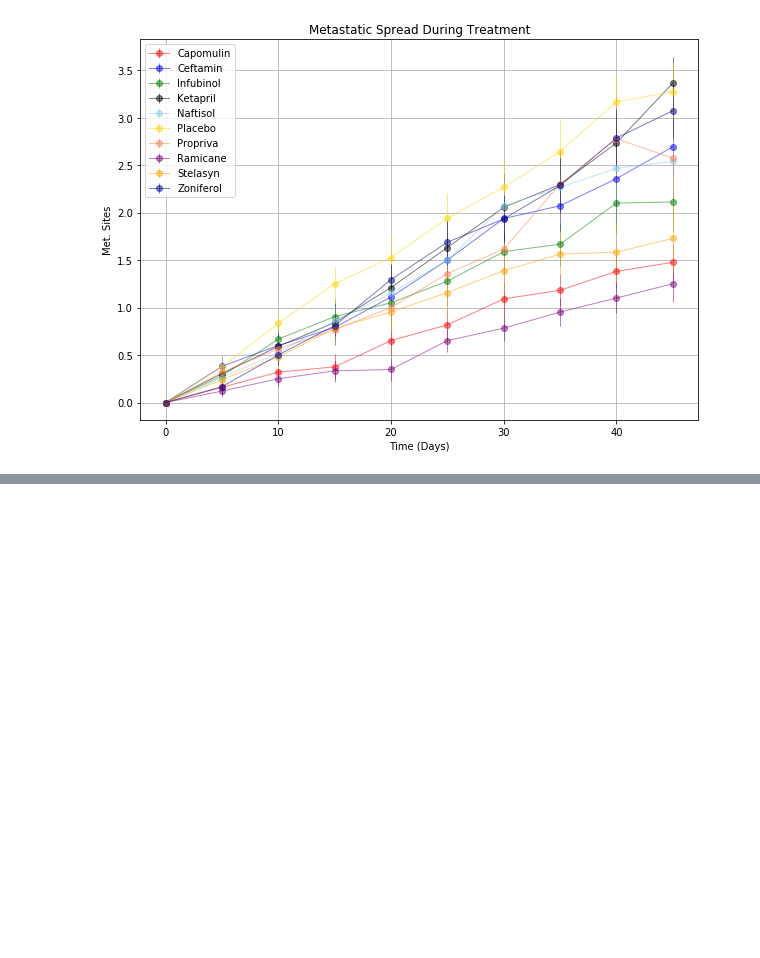
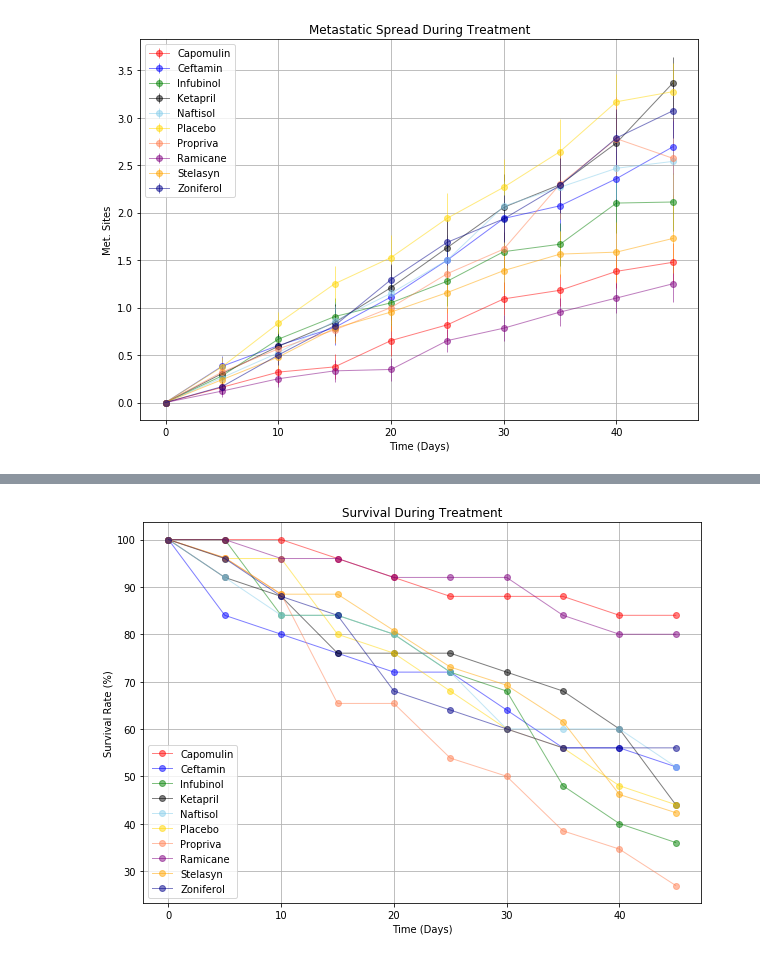
Before and after one commit to djoleary5/Pymaceuticals, a Jupyter notebook: pymaceuticals.ipynb, the cells around one changed output, grey strips where cells are left out. Cells and saved outputs as stored; diff of their text form; code cells hidden in the pictures; blank space fills up the shorter version.

Commit message:
survival rate scatter plot

```diff
--- a/pymaceuticals.ipynb
+++ b/pymaceuticals.ipynb
@@ -230,0 +250,11 @@ plt.show()
+# %%
+# Minor Data Munging to Re-Format the Data Frames
+mouseTab = pd.pivot_table( mouseCount,
+                                  index = mouseCount['Timepoint'],
+                                  columns = ['Drug'],
+                                   values = ['Mouse ID'] )
+mouseTab.columns = mouseTab.columns.droplevel()
+mouseTab = mouseTab.reset_index()
+
+# Preview that Reformatting worked
+mouseTab
@@ -230,0 +273,36 @@ plt.show()
+# %%
+# Generate the Plot (Accounting for percentages)
+plt.figure(figsize=(10,7))
+plt.errorbar(mouseTab['Timepoint'], (mouseTab['Capomulin']/25)*100,
+             marker ='o', color='red', label="Capomulin", alpha=0.5, linewidth=1.0)
+plt.errorbar(mouseTab['Timepoint'], (mouseTab['Ceftamin']/25)*100,
+             marker ='o', color='blue', label="Ceftamin", alpha=0.5, linewidth=1.0)
+plt.errorbar(mouseTab['Timepoint'], (mouseTab['Infubinol']/25)*100,
+             marker ='o', color='green', label="Infubinol", alpha=0.5, linewidth=1.0)
+plt.errorbar(mouseTab['Timepoint'], (mouseTab['Ketapril']/25)*100,
+             marker ='o', color='black', label="Ketapril", alpha=0.5, linewidth=1.0)
+plt.errorbar(mouseTab['Timepoint'], (mouseTab['Naftisol']/25)*100,
+             marker ='o', color='skyblue', label="Naftisol", alpha=0.5, linewidth=1.0)
+plt.errorbar(mouseTab['Timepoint'], (mouseTab['Placebo']/25)*100,
+             marker ='o', color='gold', label="Placebo", alpha=0.5, linewidth=1.0)
+plt.errorbar(mouseTab['Timepoint'], (mouseTab['Propriva']/26)*100,
+             marker ='o', color='coral', label="Propriva", alpha=0.5, linewidth=1.0)
+plt.errorbar(mouseTab['Timepoint'], (mouseTab['Ramicane']/25)*100,
+             marker ='o', color='purple', label="Ramicane", alpha=0.5, linewidth=1.0)
+plt.errorbar(mouseTab['Timepoint'], (mouseTab['Stelasyn']/26)*100,
+             marker ='o', color='orange', label="Stelasyn", alpha=0.5, linewidth=1.0)
+plt.errorbar(mouseTab['Timepoint'], (mouseTab['Zoniferol']/25)*100,
+             marker ='o', color='darkblue', label="Zoniferol", alpha=0.5, linewidth=1.0)
+plt.grid()
+plt.legend()
+plt.title("Survival During Treatment")
+plt.xlabel("Time (Days)")
+plt.ylabel("Survival Rate (%)")
+
+# Save the Figure
+plt.savefig('output/survival_data.png')
+
+# Show the Figure
+plt.show()
+# %% [output]
+[figure, added]
```
Also changed, not shown: parts of 2 cells of this notebook, 1 other file.
